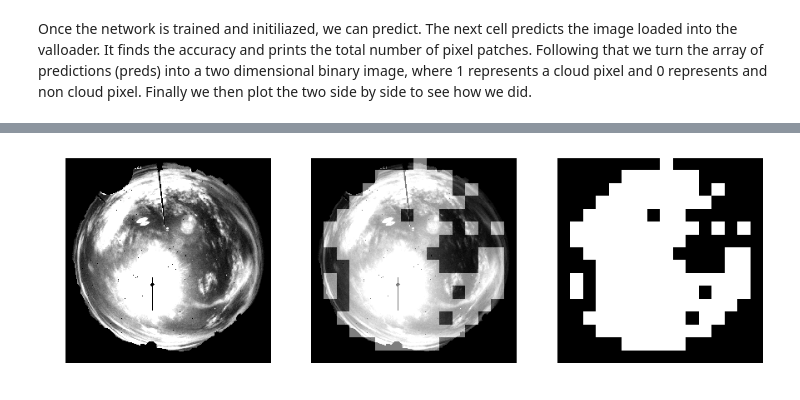
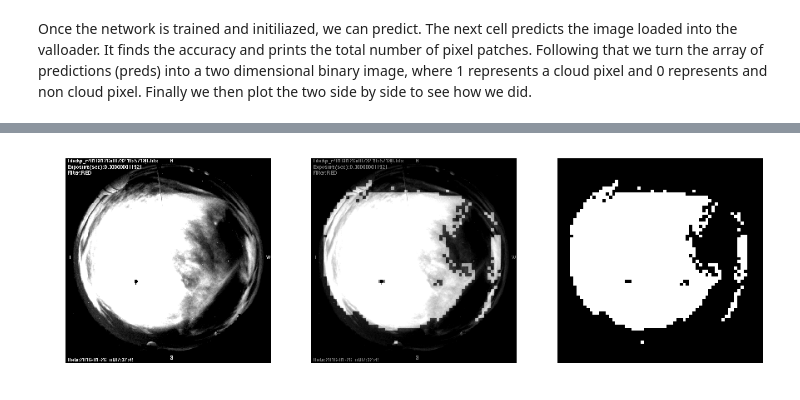
Before and after one commit to dylanagreen/kpno-allsky, a Jupyter notebook: Image Classifier v3.ipynb, the cells around one changed output, grey strips where cells are left out. Cells and saved outputs as stored; diff of their text form; code cells hidden in the pictures.

```diff
--- a/Image Classifier v3.ipynb
+++ b/Image Classifier v3.ipynb
@@ -296,7 +300,7 @@ def train(loader, net, crit, opt):
 # %% [markdown]
 Define the network, the loss criterion, and the optimizer. I originally used a learning rate of 0.01, but that lead to an exploding gradient which would eventually culminate in many of the parameters rising up to be inf or nan. So far it seems to be working with this learning rate again, but if the problem returns, reducing the learning rate by a factor of 10 solves the problem. Trains on two images. One image has clouds and one is completely cloudless (and moonless).
 # %%
-name = 'CloudNet-03v4.pt'
+name = 'CloudNet-' + exposure + '.pt'
 net = CloudNet().to(device)
 criterion = nn.CrossEntropyLoss()
 optimizer = optim.SGD(net.parameters(), lr=0.01, momentum=0.9)
@@ -399,8 +420,8 @@ for i, loc in enumerate(data2.pixels):
     preds2[loc[0], loc[1]] = preds[i]
 
 name = 'r_ut073249s57180.png'
-loc = os.path.join('Images', *['data', 'train', name])
-loc2 = os.path.join('Images', *['data', 'labels', name])
+loc = os.path.join('Images', *['data', 'val', exposure, name])
+loc2 = os.path.join('Images', *['data', 'labels', exposure, name])
 
 with open(loc2, 'rb') as f:
     labelim = np.asarray(Image.open(f).convert('L'))
@@ -442,6 +463,6 @@ plt.show()
 # %%
-def check_entire(name, scale):
-    loc = os.path.join('Images', *['data', 'train', name])
+def check_entire(name, scale, exposure):
+    loc = os.path.join('Images', *['data', 'val', exposure, name])
 
     dim = int(512*scale)
 
@@ -463,9 +484,9 @@ def check_entire(name, scale):
     return net(pic.to(device)).data.to('cpu')
 # %%
 %%time
-name = 'r_ut083040s60660.png'
-s = 1
-test = check_entire(name, s)
+name = 'r_ut073249s57180.png'
+s = 4
+test = check_entire(name, s, exposure)
 x = test[0,1,:,:]
 x = x.numpy()
 _, y = torch.max(test, 1)
@@ -477,21 +498,21 @@ Wall time: 517 ms
 # %%
 fig, ax = plt.subplots(1,3)
 fig.set_size_inches(15,7)
 
-loc = os.path.join('Images', *['data', 'train', name])
+loc = os.path.join('Images', *['data', 'val', exposure, name])
 with open(loc, 'rb') as f:
     im = Image.open(f).convert('L')
     im = np.asarray(im).reshape((512, 512))
 
 ax[0].imshow(im, interpolation='none', cmap='gray')
 ax[0].set_axis_off()
 y2 = np.array(Image.fromarray(y.astype('float32')).resize((512, 512)))
 ax[1].imshow(im, interpolation='none', cmap='gray')
 ax[1].imshow(y2, cmap='gray', alpha=0.5)
 ax[1].set_axis_off()
 ax[2].imshow(y, cmap='gray')
 ax[2].set_axis_off()
 # %% [output]
-[figure, old version]
+[figure, new version]
 # %%
 %%time
```
Also changed, not shown: parts of 11 cells of this notebook.
